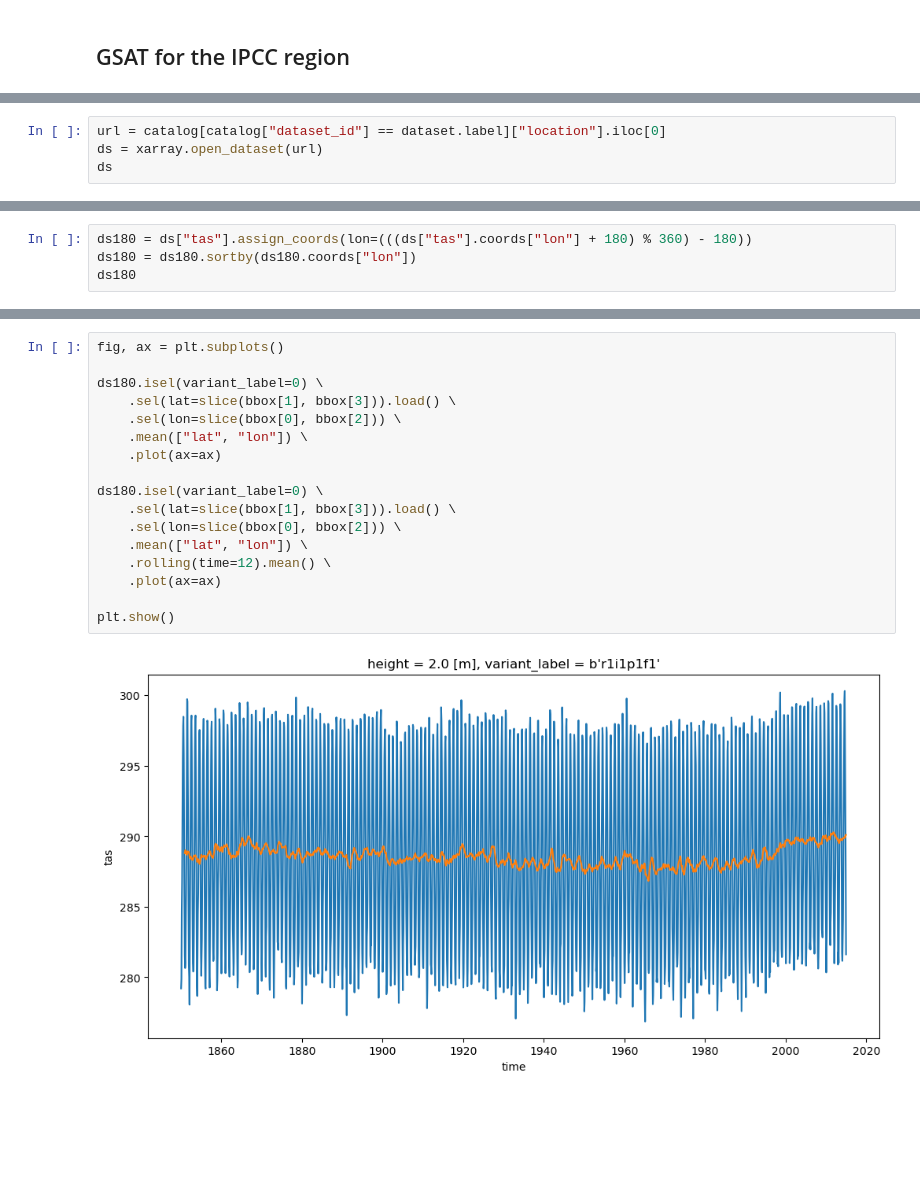
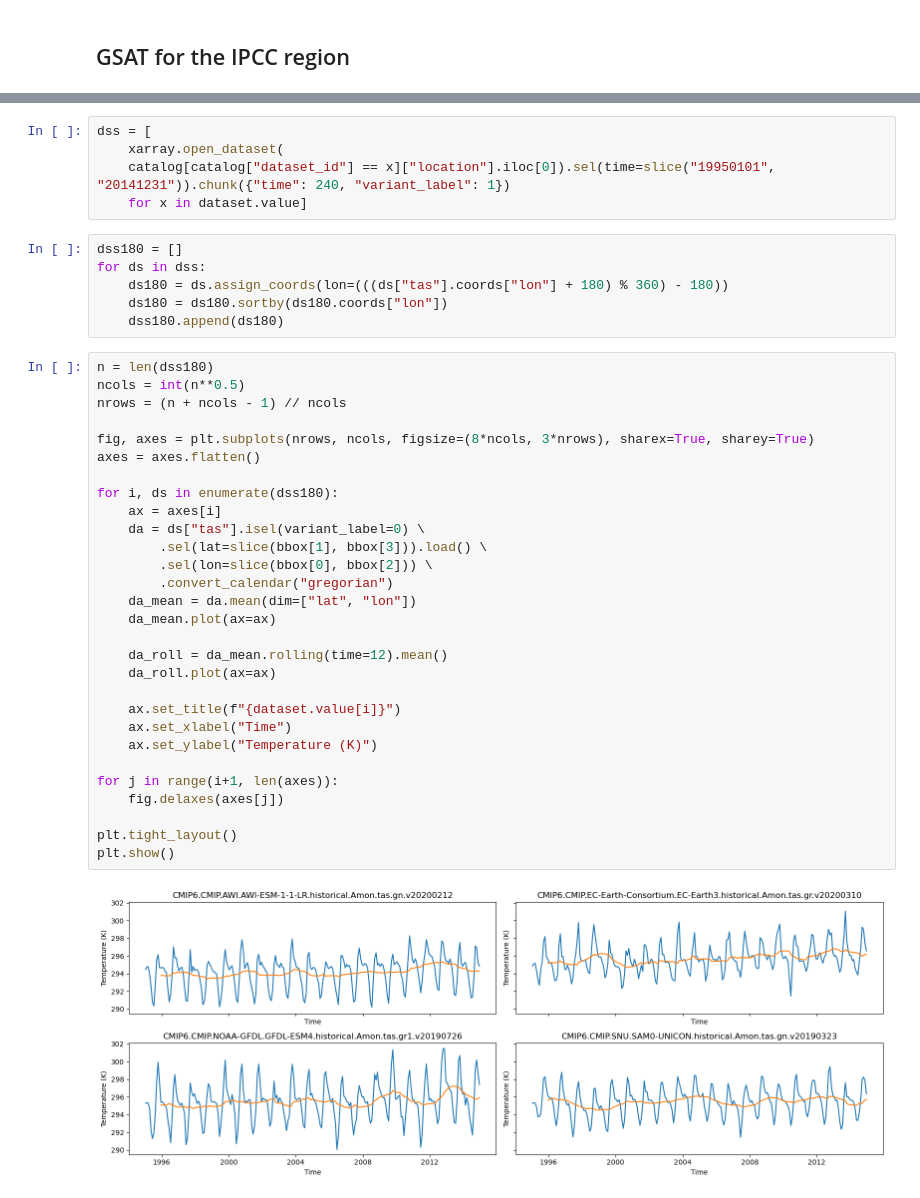
Before and after one commit to zequihg50/diagnostics-datalab, a Jupyter notebook: gsat-regions.ipynb, the cells around one changed output, grey strips where cells are left out. Cells and saved outputs as stored; diff of their text form; blank space fills up the shorter version.

```diff
--- a/gsat-regions.ipynb
+++ b/gsat-regions.ipynb
@@ -163,4 +169,0 @@ Dropdown(description='Dataset:', index=56, options=(('CMIP6.CMIP.AS-RCEC.TaiESM1
-# %%
-url = catalog[catalog["dataset_id"] == dataset.label]["location"].iloc[0]
-ds = xarray.open_dataset(url)
-ds
@@ -185,4 +169,0 @@ Data variables:
-# %%
-ds180 = ds["tas"].assign_coords(lon=(((ds["tas"].coords["lon"] + 180) % 360) - 180))
-ds180 = ds180.sortby(ds180.coords["lon"])
-ds180
@@ -241,19 +170,42 @@ plt.show()
-# %%
-fig, ax = plt.subplots()
-
-ds180.isel(variant_label=0) \
-    .sel(lat=slice(bbox[1], bbox[3])).load() \
-    .sel(lon=slice(bbox[0], bbox[2])) \
-    .mean(["lat", "lon"]) \
-    .plot(ax=ax)
-
-ds180.isel(variant_label=0) \
-    .sel(lat=slice(bbox[1], bbox[3])).load() \
-    .sel(lon=slice(bbox[0], bbox[2])) \
-    .mean(["lat", "lon"]) \
-    .rolling(time=12).mean() \
-    .plot(ax=ax)
-
-plt.show()
-# %% [output]
-[figure, removed]
+# %%
+dss = [
+    xarray.open_dataset(
+    catalog[catalog["dataset_id"] == x]["location"].iloc[0]).sel(time=slice("19950101", "20141231")).chunk({"time": 240, "variant_label": 1})
+    for x in dataset.value]
+# %%
+dss180 = []
+for ds in dss:
+    ds180 = ds.assign_coords(lon=(((ds["tas"].coords["lon"] + 180) % 360) - 180))
+    ds180 = ds180.sortby(ds180.coords["lon"])
+    dss180.append(ds180)
+# %%
+n = len(dss180)
+ncols = int(n**0.5)
+nrows = (n + ncols - 1) // ncols
+
+fig, axes = plt.subplots(nrows, ncols, figsize=(8*ncols, 3*nrows), sharex=True, sharey=True)
+axes = axes.flatten()
+
+for i, ds in enumerate(dss180):
+    ax = axes[i]
+    da = ds["tas"].isel(variant_label=0) \
+        .sel(lat=slice(bbox[1], bbox[3])).load() \
+        .sel(lon=slice(bbox[0], bbox[2])) \
+        .convert_calendar("gregorian")
+    da_mean = da.mean(dim=["lat", "lon"])
+    da_mean.plot(ax=ax)
+
+    da_roll = da_mean.rolling(time=12).mean()
+    da_roll.plot(ax=ax)
+
+    ax.set_title(f"{dataset.value[i]}")
+    ax.set_xlabel("Time")
+    ax.set_ylabel("Temperature (K)")
+
+for j in range(i+1, len(axes)):
+    fig.delaxes(axes[j])
+
+plt.tight_layout()
+plt.show()
+# %% [output]
+[figure, added]
```
Also changed, not shown: parts of 14 cells of this notebook.
